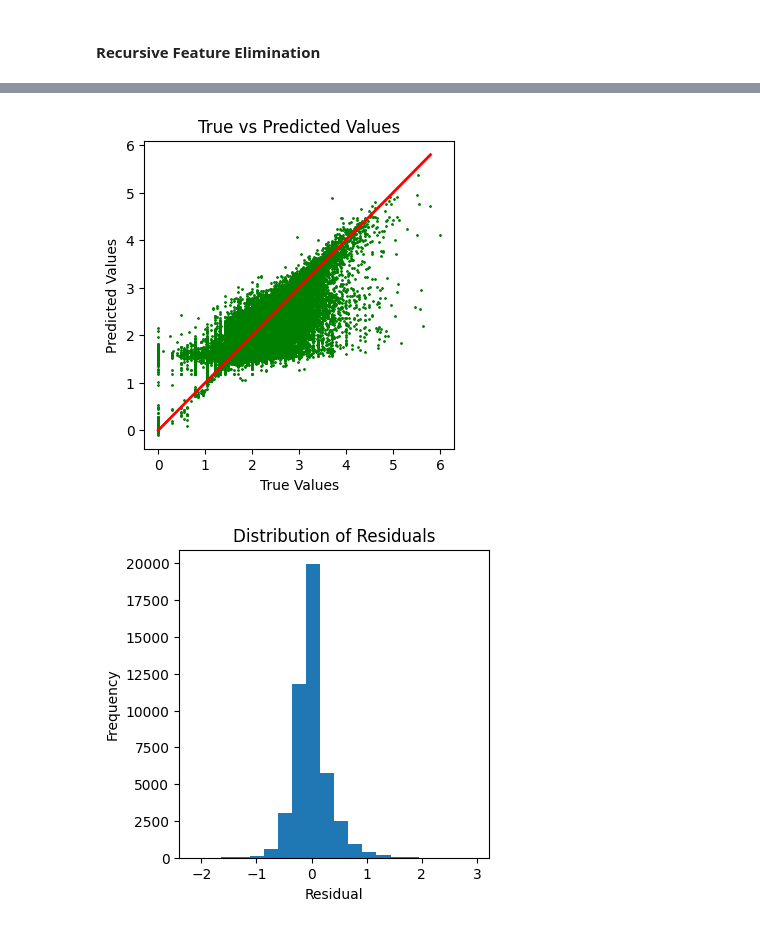
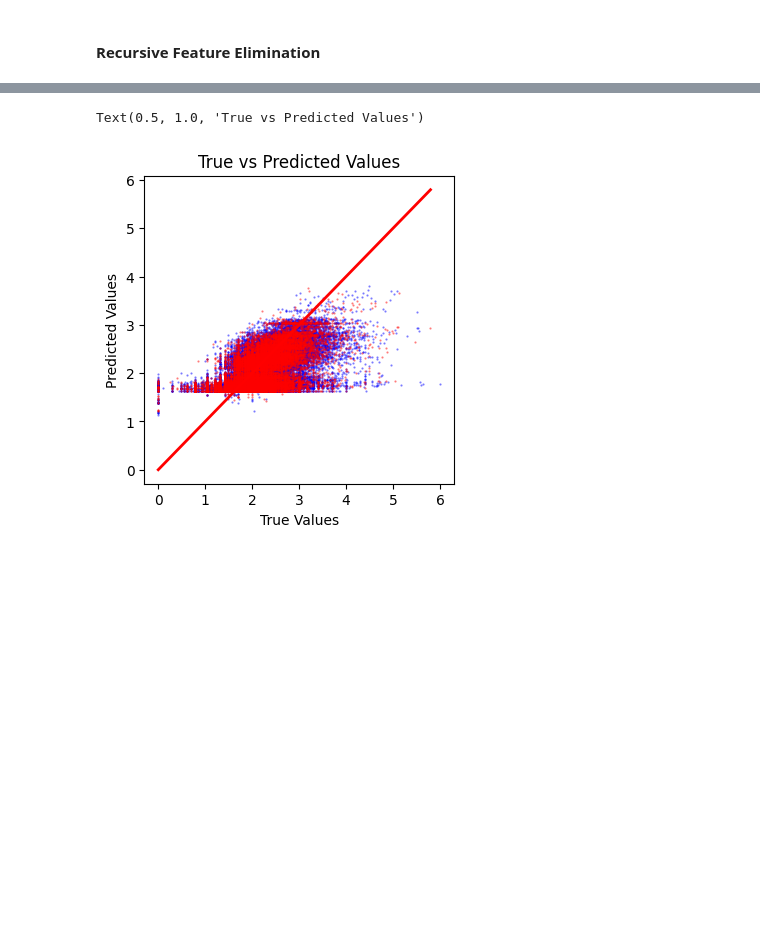
Before and after one commit to rmittalccs/ccs_pred_mod, a Jupyter notebook: pred_mod.ipynb, the cells around one changed output, grey strips where cells are left out. Saved outputs shown, nothing was run; the diff lists cells and outputs as text; code cells hidden in the pictures; blank space fills up the shorter version.

```diff
--- a/pred_mod.ipynb
+++ b/pred_mod.ipynb
@@ -306,7 +842,7 @@ final.shape, X_processed.shape, df_reg_subset.shape
 ### y
 y = m_giving_logp1
 ### All columns
-xcol_all = final.keys().tolist()
+xcol_all = df_preprocessed.keys().tolist()
 # %% [markdown]
 #### **Variance Threshold**
 Feature selector that removes all low-variance features.
@@ -347,7 +883,7 @@ len(xcol_f_stat)
 #### **Pearson_R Threshold**
 Univariate linear regression tests returning the Pearson Correlation Coefficient.
 # %%
-X = final[xcol_all]
+X = df_preprocessed[xcol_all]
 r_pearson = np.abs(r_regression(X, y))
 cols = list(np.where(r_pearson>=np.mean(r_pearson))[0])
 ncols = len(cols)
@@ -377,7 +913,7 @@ run = True
 if run:
     for est in ["xgb", "lm"]:
         estimator = est_dict[est]
-        X = final[xcol_all]
+        X = df_preprocessed[xcol_all]
         y = m_giving_logp1
         X_train, X_test, y_train, y_test = train_test_split(X, y, test_size=0.3, random_state=123)
         #rfe = RFE(estimator=estimator, step=1, n_features_to_select=25, verbose=2)
@@ -550,50 +1102,34 @@ g = plt.hist(y_scores)
 # %%
-run = False
+run = True
+folds = 5
 if run:
     model = xgb.XGBRFRegressor()
     cols = xcol_rfecv_xgb
 
-    X = final[cols]
+    X = df_preprocessed[cols]
     y = m_giving_logp1
 
     # Creating a training set index by partitioning the dataset
     X_train, X_test, y_train, y_test = train_test_split(X, y, test_size=0.3, random_state=123)
     scores = cross_val_score(model, X_train, y_train, cv=folds, scoring='neg_root_mean_squared_error')
     results = model.fit(X_train, y_train)
-    y_pred = results.predict(X_test)
+    y_pred_train = results.predict(X_train)
+    y_pred_test = results.predict(X_test)
+    y_pred_all = results.predict(X)
+    y_scores = y_pred_all*(100.0/y_pred_all.max())
     rmse = mean_squared_error(y_test, y_pred, squared=False)
+    #plt.scatter(y_obs_scores, y_scores)
 # %%
 ### Diagnostic Plots for the Best-Fit Model
 
-# Ground Truth vs Predicted
-colors = cm.prism(np.linspace(0, 1, len(model_pred.keys())))
 plt.figure(figsize=(4, 4))
-i=0
-for key in model_pred.keys():
-    #print(key, colors[i])
-    #plt.scatter(y_test, model_pred[key]["XGBR"], color=colors[i], alpha=0.5, s=0.3)
-    plt.scatter(y, y_pred_all, color='green', alpha=0.5, s=0.3)
-#    plt.scatter(y_train, y_pred_train, color='blue', alpha=0.5, s=0.3)
-#    plt.scatter(y_test, y_pred_test, color='red', alpha=0.5, s=0.3)
-    i += 1
-#plt.scatter(y_test, y_pred_nick, color='green', alpha=0.5, s=0.3)
+#plt.scatter(y, y_pred_all, color='green', alpha=0.5, s=0.3)
+plt.scatter(y_train, y_pred_train, color='blue', alpha=0.5, s=0.3)
+plt.scatter(y_test, y_pred_test, color='red', alpha=0.5, s=0.3)
 plt.plot([y_test.min(), y_test.max()], [y_test.min(), y_test.max()], color='red', linewidth=2)
 plt.xlabel('True Values')
 plt.ylabel('Predicted Values')
 plt.title('True vs Predicted Values')
-plt.savefig("%s_pred_mod_scatter_plot.jpg" %client, bbox_inches="tight")
-plt.show()
-
-# Residuals
-residuals = y_test - y_pred_test
-
-plt.figure(figsize=(4, 4))
-plt.hist(residuals, bins=20)
-plt.xlabel('Residual')
-plt.ylabel('Frequency')
-plt.title('Distribution of Residuals')
-plt.savefig("%s_pred_mod_residuals_hist.jpg" %client, bbox_inches="tight")
-plt.show()
 # %% [output]
+Text(0.5, 1.0, 'True vs Predicted Values')
-[figure, old version]
+[figure, new version]
-[figure, removed]
```
Also changed, not shown: parts of 49 cells of this notebook, 4 other files.
